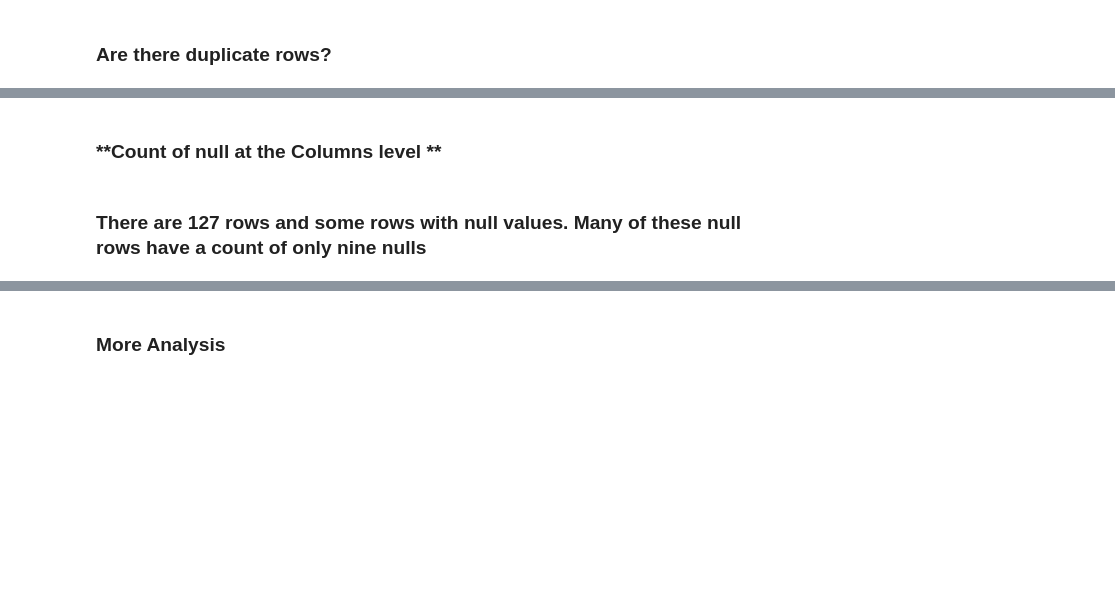
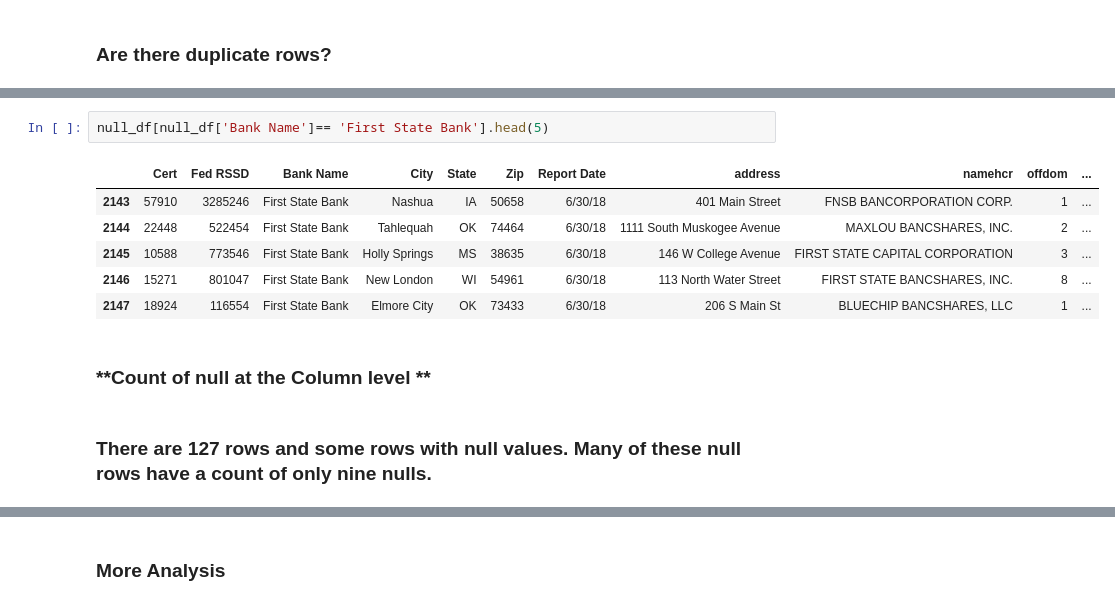
Before and after one commit to victorbizpetrol/ds-project, a Jupyter notebook: Data_Cleaning.ipynb, the cells around one changed output, grey strips where cells are left out. Saved outputs shown, nothing was run; the diff lists cells and outputs as text; blank space fills up the shorter version.

```diff
--- a/Data_Cleaning.ipynb
+++ b/Data_Cleaning.ipynb
@@ -24,7 +100,16 @@ null_df.duplicated()
+# %%
+null_df[null_df['Bank Name']== 'First State Bank'].head(5)
+# %% [output]
+|  | Cert | Fed RSSD | Bank Name | City | State | Zip | Report Date | address | namehcr | offdom | ... |
+| 2143 | 57910 | 3285246 | First State Bank | Nashua | IA | 50658 | 6/30/18 | 401 Main Street | FNSB BANCORPORATION CORP. | 1 | ... |
+| 2144 | 22448 | 522454 | First State Bank | Tahlequah | OK | 74464 | 6/30/18 | 1111 South Muskogee Avenue | MAXLOU BANCSHARES, INC. | 2 | ... |
+| 2145 | 10588 | 773546 | First State Bank | Holly Springs | MS | 38635 | 6/30/18 | 146 W College Avenue | FIRST STATE CAPITAL CORPORATION | 3 | ... |
+| 2146 | 15271 | 801047 | First State Bank | New London | WI | 54961 | 6/30/18 | 113 North Water Street | FIRST STATE BANCSHARES, INC. | 8 | ... |
+| 2147 | 18924 | 116554 | First State Bank | Elmore City | OK | 73433 | 6/30/18 | 206 S Main St | BLUECHIP BANCSHARES, LLC | 1 | ... |
 # %% [markdown]
 
-### **Count of null at the Columns level **
+### **Count of null at the Column level **
 # %% [markdown]
-### There are 127 rows and some rows with null values. Many of these null rows have a count of only nine nulls
+### There are 127 rows and some rows with null values. Many of these null rows have a count of only nine nulls.
 # %%
 null_df.isnull().sum().count()
```
Also changed, not shown: parts of 76 cells of this notebook, 2 other files.
